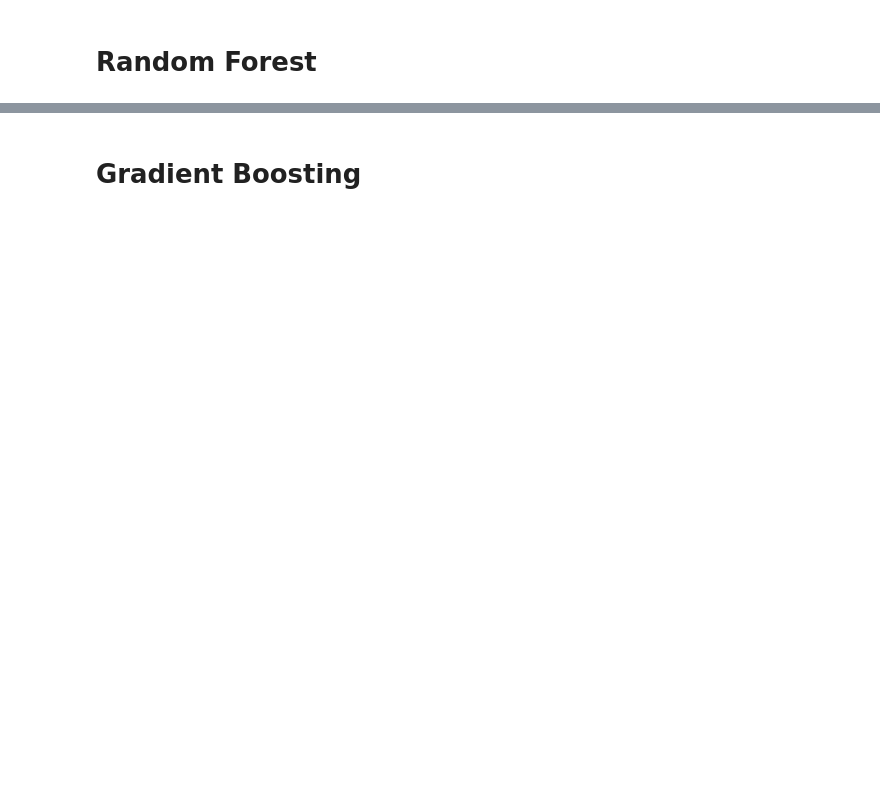
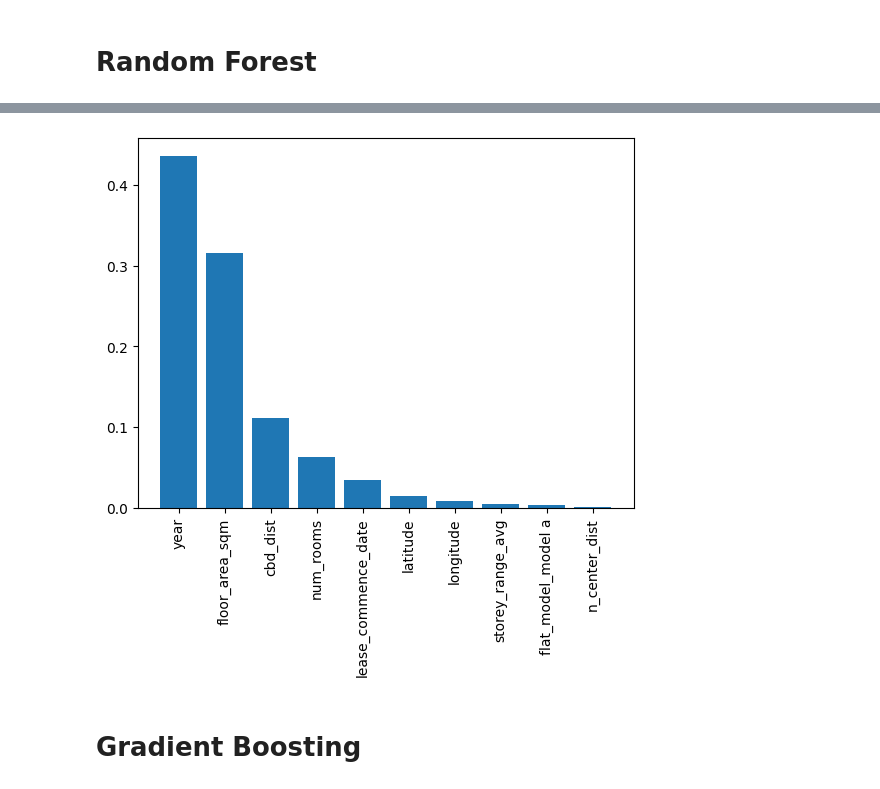
Before and after one commit to zzy96/CS5228-Project, a Jupyter notebook: project.ipynb, the cells around one changed output, grey strips where cells are left out. Cells and saved outputs as stored; diff of their text form; code cells hidden in the pictures; blank space fills up the shorter version.

```diff
--- a/project.ipynb
+++ b/project.ipynb
@@ -94,3 +100,17 @@ MSE: 1000603716.68, r2: 0.94
+# %%
+# Get feature importances from our random forest model
+importances = rfr.feature_importances_
+# Get the index of importances from greatest importance to least
+sorted_index = np.argsort(importances)[::-1]
+x = range(len(importances))
+# Create tick labels
+labels = np.array(X_train.columns)[sorted_index]
+plt.bar(range(10), importances[sorted_index][:10], tick_label=labels[:10])
+# Rotate tick labels to vertical
+plt.xticks(rotation=90)
+plt.show()
+# %% [output]
+[figure, added]
 # %% [markdown]
 # Gradient Boosting
 # %%
```
Also changed, not shown: parts of 14 cells of this notebook, 7 other files.
